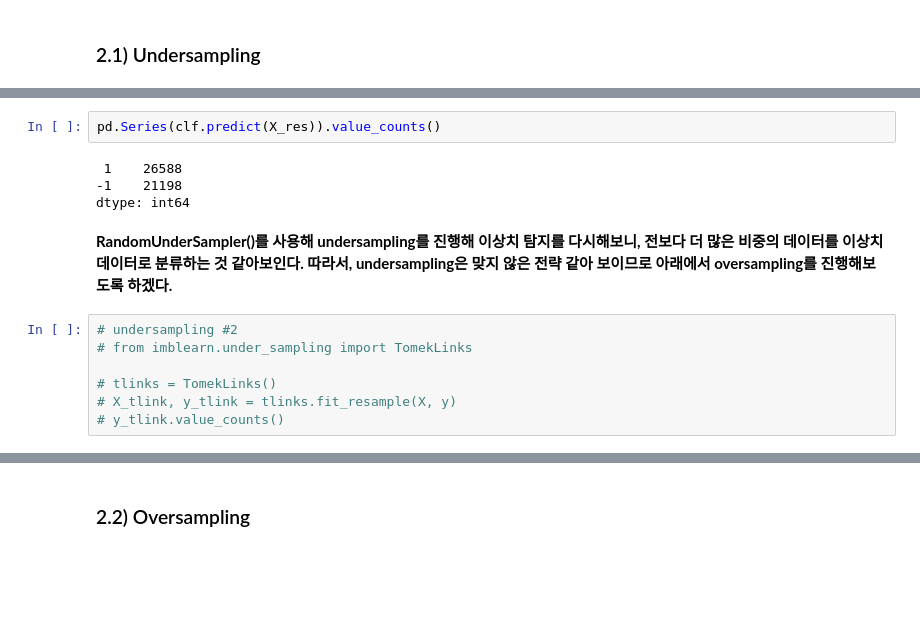
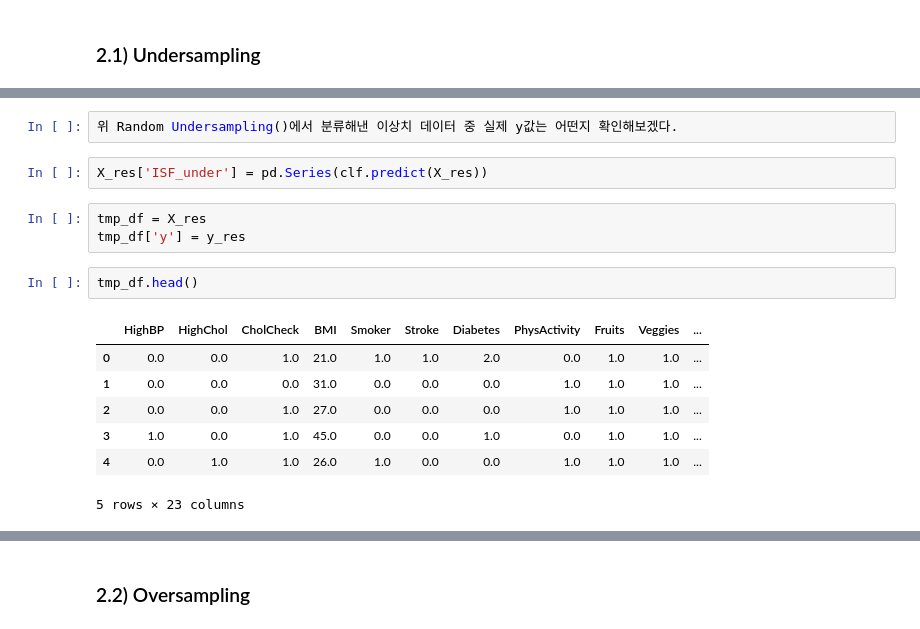
Before and after one commit to Heesunnnie/2022_Projects, a Jupyter notebook: Heart_Disease_Indicator_Project_EDA.ipynb, the cells around one changed output, grey strips where cells are left out. Cells and saved outputs as stored; diff of their text form; blank space fills up the shorter version.

```diff
--- a/Heart_Disease_Indicator_Project_EDA.ipynb
+++ b/Heart_Disease_Indicator_Project_EDA.ipynb
@@ -313,15 +333,17 @@ IsolationForest(max_samples=100, random_state=42)
+# %%
+위 Random Undersampling()에서 분류해낸 이상치 데이터 중 실제 y값는 어떤지 확인해보겠다.
 # %%
-pd.Series(clf.predict(X_res)).value_counts()
+X_res['ISF_under'] = pd.Series(clf.predict(X_res))
-# %% [output]
- 1    26588
--1    21198
-dtype: int64
-# %% [markdown]
-**RandomUnderSampler()를 사용해 undersampling를 진행해 이상치 탐지를 다시해보니, 전보다 더 많은 비중의 데이터를 이상치 데이터로 분류하는 것 같아보인다. 따라서, undersampling은 맞지 않은 전략 같아 보이므로 아래에서 oversampling를 진행해보도록 하겠다.**
-# %%
-# undersampling #2
-# from imblearn.under_sampling import TomekLinks
-
-# tlinks = TomekLinks()
-# X_tlink, y_tlink = tlinks.fit_resample(X, y)
-# y_tlink.value_counts()
+# %%
+tmp_df = X_res
+tmp_df['y'] = y_res
+# %%
+tmp_df.head()
+# %% [output]
+|  | HighBP | HighChol | CholCheck | BMI | Smoker | Stroke | Diabetes | PhysActivity | Fruits | Veggies | ... |
+| 0 | 0.0 | 0.0 | 1.0 | 21.0 | 1.0 | 1.0 | 2.0 | 0.0 | 1.0 | 1.0 | ... |
+| 1 | 0.0 | 0.0 | 0.0 | 31.0 | 0.0 | 0.0 | 0.0 | 1.0 | 1.0 | 1.0 | ... |
+| 2 | 0.0 | 0.0 | 1.0 | 27.0 | 0.0 | 0.0 | 0.0 | 1.0 | 1.0 | 1.0 | ... |
+| 3 | 1.0 | 0.0 | 1.0 | 45.0 | 0.0 | 0.0 | 1.0 | 0.0 | 1.0 | 1.0 | ... |
+| 4 | 0.0 | 1.0 | 1.0 | 26.0 | 1.0 | 0.0 | 0.0 | 1.0 | 1.0 | 1.0 | ... |
+5 rows × 23 columns
```
Also changed, not shown: parts of 64 cells of this notebook.
